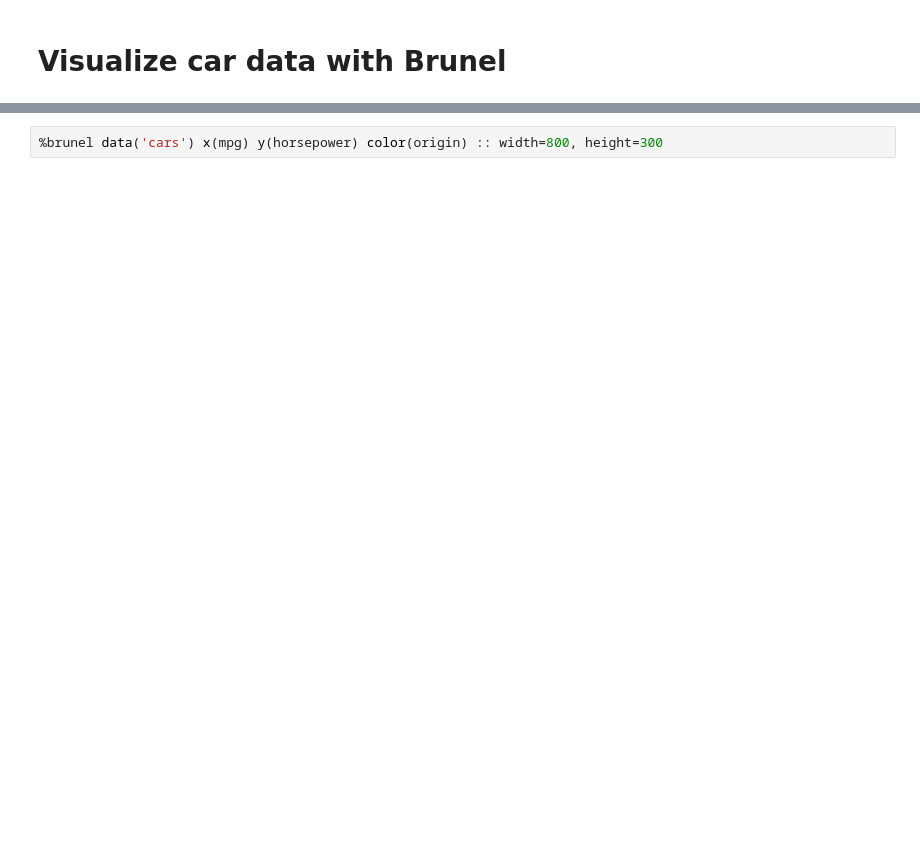
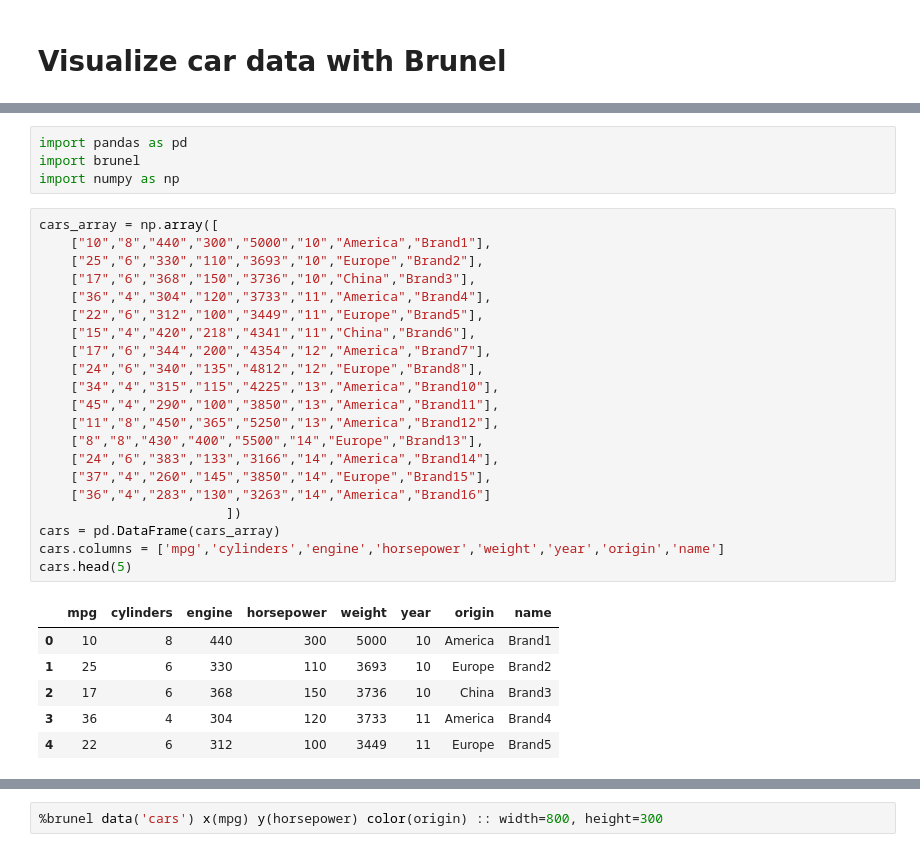
Before and after one commit to sanchezds/DSS-Pruebas-2018-Local, a Jupyter notebook: jupyter/Visualize Car Data with Brunel - Local.jupyter.ipynb, the cells around one changed output, grey strips where cells are left out. Cells and saved outputs as stored; diff of their text form; blank space fills up the shorter version.

```diff
--- a/jupyter/Visualize car data with Brunel.jupyter.ipynb
+++ b/jupyter/Visualize Car Data with Brunel - Local.jupyter.ipynb
@@ -51,3 +22,35 @@ cars.head(6)
+# %%
+import pandas as pd
+import brunel
+import numpy as np
+# %%
+cars_array = np.array([
+    ["10","8","440","300","5000","10","America","Brand1"],
+    ["25","6","330","110","3693","10","Europe","Brand2"],
+    ["17","6","368","150","3736","10","China","Brand3"],
+    ["36","4","304","120","3733","11","America","Brand4"],
+    ["22","6","312","100","3449","11","Europe","Brand5"],
+    ["15","4","420","218","4341","11","China","Brand6"],
+    ["17","6","344","200","4354","12","America","Brand7"],
+    ["24","6","340","135","4812","12","Europe","Brand8"],
+    ["34","4","315","115","4225","13","America","Brand10"],
+    ["45","4","290","100","3850","13","America","Brand11"],
+    ["11","8","450","365","5250","13","America","Brand12"],
+    ["8","8","430","400","5500","14","Europe","Brand13"],
+    ["24","6","383","133","3166","14","America","Brand14"],
+    ["37","4","260","145","3850","14","Europe","Brand15"],
+    ["36","4","283","130","3263","14","America","Brand16"]
+                        ])
+cars = pd.DataFrame(cars_array)
+cars.columns = ['mpg','cylinders','engine','horsepower','weight','year','origin','name']
+cars.head(5)
+# %% [output]
+|  | mpg | cylinders | engine | horsepower | weight | year | origin | name |
+| 0 | 10 | 8 | 440 | 300 | 5000 | 10 | America | Brand1 |
+| 1 | 25 | 6 | 330 | 110 | 3693 | 10 | Europe | Brand2 |
+| 2 | 17 | 6 | 368 | 150 | 3736 | 10 | China | Brand3 |
+| 3 | 36 | 4 | 304 | 120 | 3733 | 11 | America | Brand4 |
+| 4 | 22 | 6 | 312 | 100 | 3449 | 11 | Europe | Brand5 |
 # %% [markdown]
 <a id="visualize"></a>
 ## 2. Visualize the data
```
Also changed, not shown: parts of 14 cells of this notebook, 7 other files.
